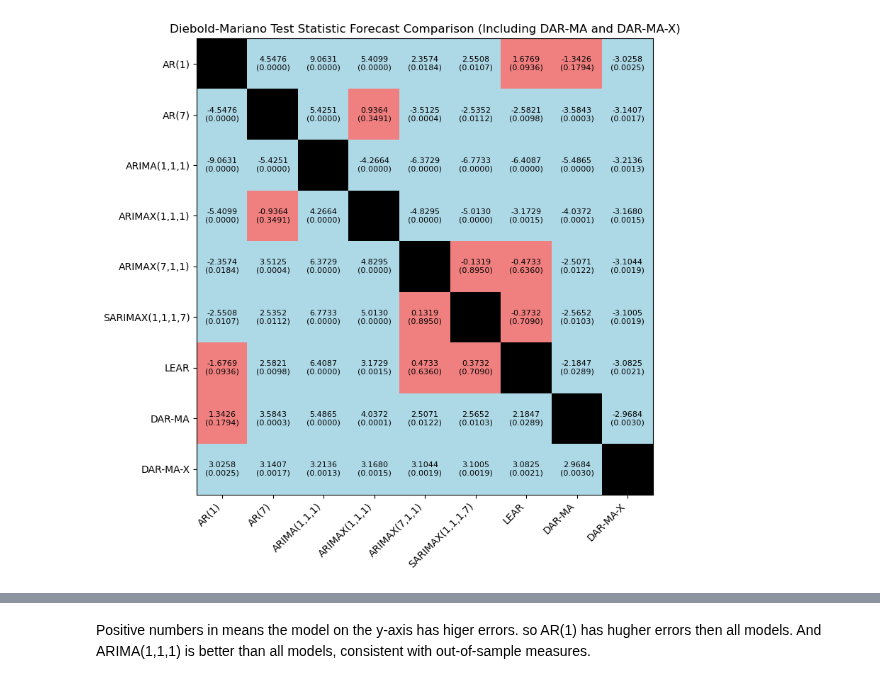
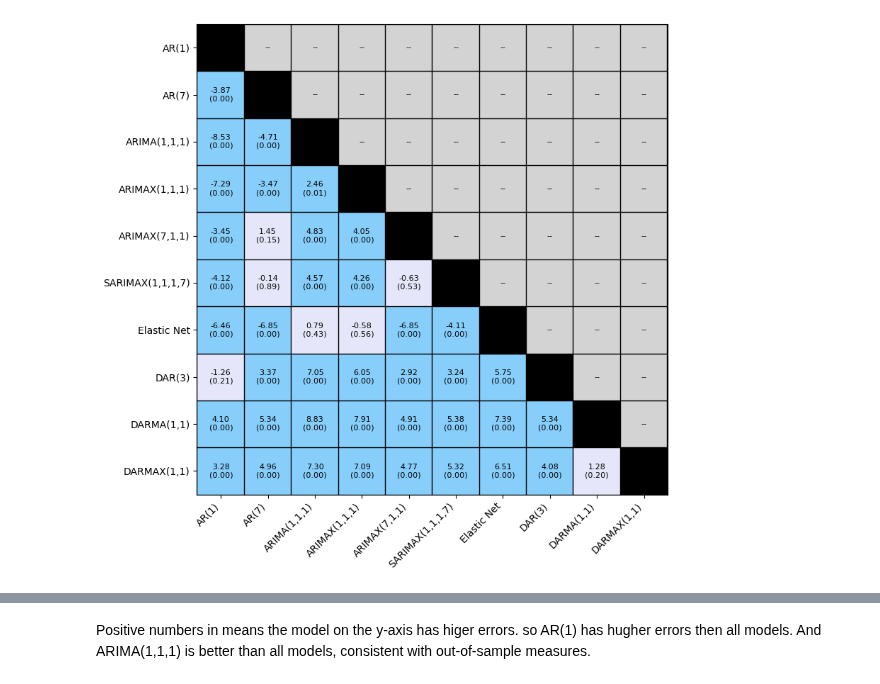
Before and after one commit to peterravn/Seminar-Adv-Finance, a Jupyter notebook: 8. Diebold-Mariano test.ipynb, the cells around one changed output, grey strips where cells are left out. Saved outputs shown, nothing was run; the diff lists cells and outputs as text; code cells hidden in the pictures.

Commit message:
PLR: Rettet DB test graf til pænere

```diff
--- a/8. Diebold-Mariano test.ipynb
+++ b/8. Diebold-Mariano test.ipynb
@@ -68,7 +68,7 @@ dataml = pd.read_csv('combined_predictions_ml.csv')
 forecastsml = [dataml[col].values for col in dataml.columns if col != 'Actual']
 
 # Replace column names with custom names for ML forecasts
-forecast_namesml = ['LEAR']
+forecast_namesml = ['Elastic Net']
 
 # Load the combined_predictions_darma.csv file
 datadarma = pd.read_csv('combined_predictions_darma.csv')
@@ -77,13 +77,13 @@ datadarma = pd.read_csv('combined_predictions_darma.csv')
 darma_forecast = [datadarma[col].values for col in datadarma.columns if col != 'Actual']
 
 # Update the forecast names to include both DAR-MA and DAR-MA-X
-darma_name = ['DAR-MA', 'DAR-MA-X']
+darma_name = ['DAR(3)', 'DARMA(1,1)', 'DARMAX(1,1)']
 
 # Remove the first 48 observations from all time series
-actual = actual[48:]
-forecasts = [f[48:] for f in forecasts]
-forecastsml = [f[48:] for f in forecastsml]
-darma_forecast = [f[48:] for f in darma_forecast]
+actual = actual[168:]
+forecasts = [f[168:] for f in forecasts]
+forecastsml = [f[168:] for f in forecastsml]
+darma_forecast = [f[168:] for f in darma_forecast]
 
 # Align lengths of forecasts for comparisons with DAR-MA
 min_index = len(darma_forecast[0])  # Find the length of DAR-MA data
@@ -103,7 +103,7 @@ p_value_matrix = np.zeros((len(all_forecasts), len(all_forecasts)))
 # Fill the matrices with DM test results
 for i in range(len(all_forecasts)):
     for j in range(len(all_forecasts)):
-        if i != j:
+        if i != j and i > j:
             dm_stat, p_value = diebold_mariano_test(actual_aligned, all_forecasts[i], all_forecasts[j])
             dm_matrix[i, j] = dm_stat
             p_value_matrix[i, j] = p_value
@@ -117,37 +117,49 @@ color_matrix = np.zeros(dm_matrix.shape)
 for i in range(dm_matrix.shape[0]):
     for j in range(dm_matrix.shape[1]):
         if i != j:
-            if np.abs(dm_matrix[i, j]) <= critical_value:
+            if i < j:
+                color_matrix[i, j] = 3
+            elif np.abs(dm_matrix[i, j]) <= critical_value:
                 color_matrix[i, j] = 0  # light grey
             else:
                 color_matrix[i, j] = 1  # dark grey
         else:
             color_matrix[i, j] = 2  # black for diagonal
 
 # Define custom colormap: 0 for lightred, 1 for lightblue, and 2 for black
-cmap = ListedColormap(['lightcoral', 'lightblue', 'black'])
+cmap = ListedColormap(['lavender', 'lightskyblue', 'black', 'lightgrey'])
 
 # Create the heatmap using plt
 plt.figure(figsize=(10, 8))  # Adjust size for larger matrix
 
 # Create the matrix plot using imshow, with the custom color mapping
 cax = plt.imshow(color_matrix, cmap=cmap, interpolation='nearest')
 
 # Annotate the plot
 for i in range(dm_matrix.shape[0]):
     for j in range(dm_matrix.shape[1]):
-        if i != j:  # Don't annotate the diagonal
+        if i != j and i > j:  # Don't annotate the diagonal
             dm_stat = dm_matrix[i, j]
             p_value = p_value_matrix[i, j]
-            plt.text(j, i, f"{dm_stat:.4f}\n({p_value:.4f})", ha='center', va='center', color='black', fontsize=8)
+            plt.text(j, i, f"{dm_stat:.2f}\n({p_value:.2f})", ha='center', va='center', color='black', fontsize=8)
+        else:
+            plt.text(j, i, "--", ha='center', va='center', color='black', fontsize=8)
+
+# Add gridlines only between squares
+plt.gca().set_xticks(np.arange(-0.51, len(all_forecast_names), 1), minor=True)
+plt.gca().set_yticks(np.arange(-0.5, len(all_forecast_names), 1), minor=True)
+
+plt.grid(which='minor', color='black', linestyle='-', linewidth=1)  # Add gridlines at minor ticks
+plt.tick_params(which='minor', size=0)  # Remove minor tick marks
+
 
 # Add labels
 plt.xticks(np.arange(len(all_forecast_names)), all_forecast_names, rotation=45, ha="right")
 plt.yticks(np.arange(len(all_forecast_names)), all_forecast_names)
 
 # Add title, colorbar, and improve layout
-plt.title("Diebold-Mariano Test Statistic Forecast Comparison (Including DAR-MA and DAR-MA-X)")
+# plt.title("Diebold-Mariano Test Statistic Forecast Comparison (Including DAR-MA and DAR-MA-X)")
 plt.tight_layout()
 plt.show()
 # %% [output]
-[figure, old version]
+[figure, new version]
```
Also changed, not shown: parts of 1 cell of this notebook.
